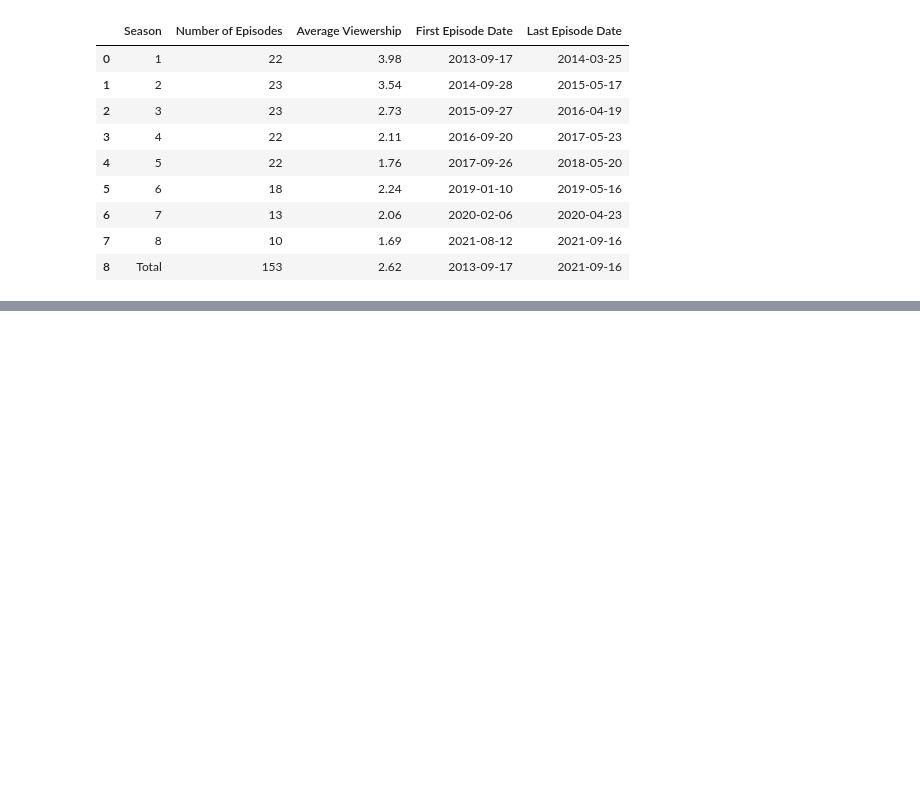
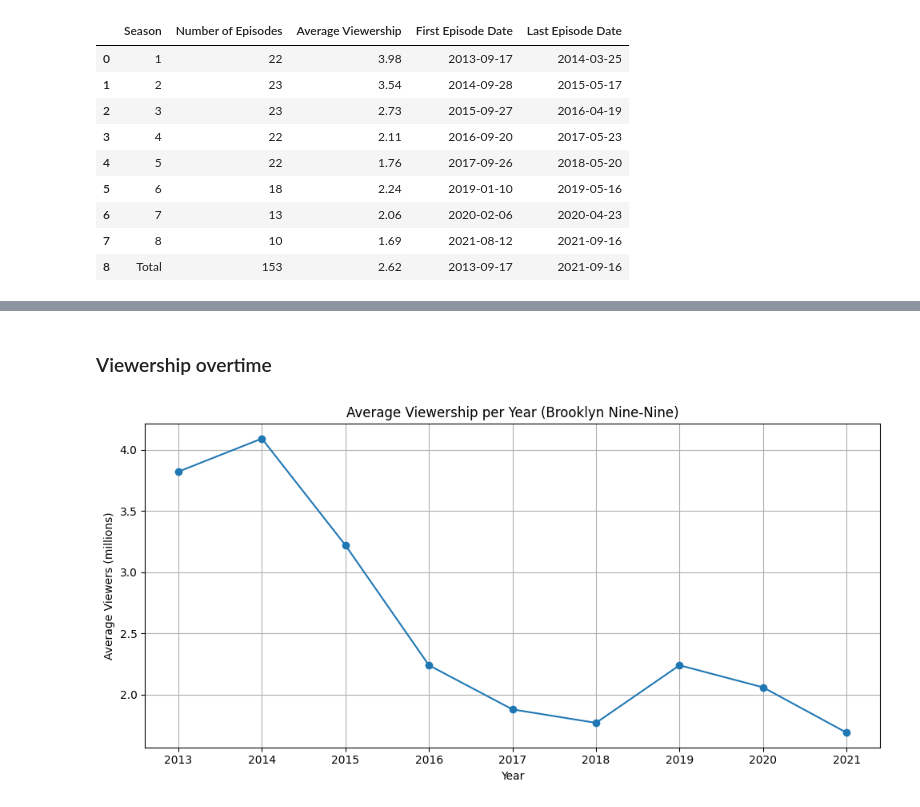
Before and after one commit to Zuziek424/Brooklyn-9-9, a Jupyter notebook: brooklyn_report/brooklyn_99_report.ipynb, the cells around one changed output, grey strips where cells are left out. Saved outputs shown, nothing was run; the diff lists cells and outputs as text; code cells hidden in the pictures; blank space fills up the shorter version.

Commit message:
Added graphs and summary

```diff
--- a/brooklyn_report/brooklyn_99_report.ipynb
+++ b/brooklyn_report/brooklyn_99_report.ipynb
@@ -142,0 +114,22 @@ Notably, after the show was cancelled by Fox and picked up by NBC, there was a c
+# %% [markdown]
+### Viewership overtime
+# %%
+import matplotlib.pyplot as plt
+df["Year"] = df["Date"].dt.year
+yearly_avg = df.groupby("Year")["Viewers (millions)"].mean().reset_index()
+
+yearly_avg["Viewers (millions)"] = yearly_avg["Viewers (millions)"].round(2)
+
+plt.figure(figsize=(10, 5))
+plt.plot(yearly_avg["Year"], yearly_avg["Viewers (millions)"], marker='o', linestyle='-')
+
+plt.title("Average Viewership per Year (Brooklyn Nine-Nine)")
+plt.xlabel("Year")
+plt.ylabel("Average Viewers (millions)")
+plt.xticks(yearly_avg["Year"])
+plt.grid(True)
+plt.tight_layout()
+
+plt.show()
+# %% [output]
+[figure, added]
```
Also changed, not shown: parts of 8 cells of this notebook.
